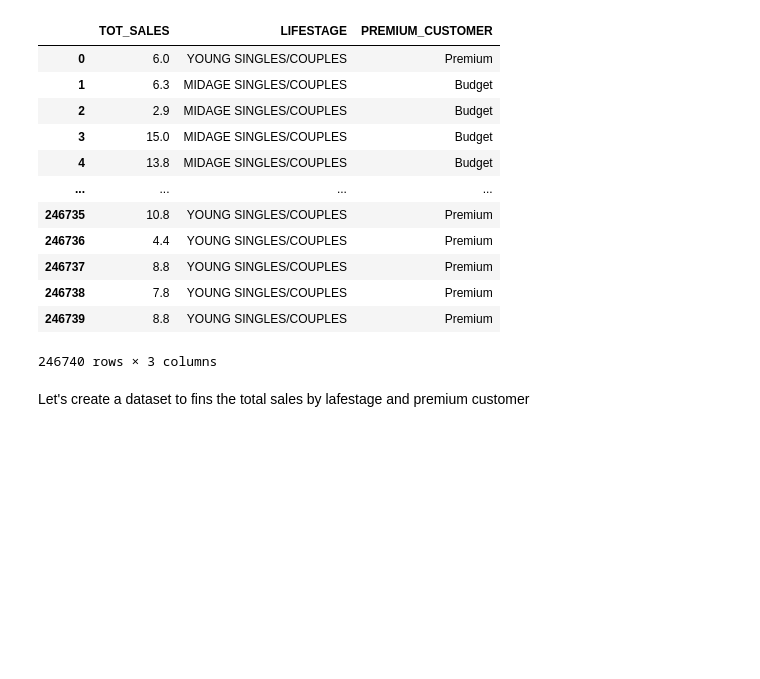
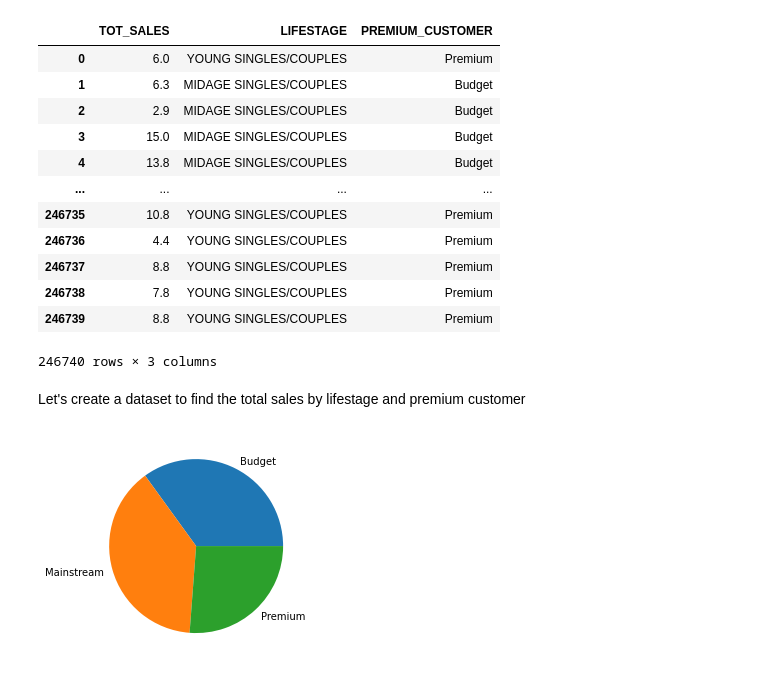
Before and after one commit to NisanBaysal/chipData, a Jupyter notebook: Desktop/github projects/chipDataAnalysis/ChipAnalysis.ipynb, the cells around one changed output. Cells and saved outputs as stored; diff of their text form; code cells hidden in the pictures; blank space fills up the shorter version.

```diff
--- a/Desktop/github projects/chipDataAnalysis/ChipAnalysis.ipynb
+++ b/Desktop/github projects/chipDataAnalysis/ChipAnalysis.ipynb
@@ -390,8 +390,12 @@ combined_df_fortask1
 | 246739 | 8.8 | YOUNG SINGLES/COUPLES | Premium |
 246740 rows × 3 columns
 # %% [markdown]
-Let's create a dataset to fins the total sales by lafestage and premium customer
+Let's create a dataset to find the total sales by lifestage and premium customer
 # %%
-df_byPremium=combined_df_fortask1.groupby(['PREMIUM_CUSTOMER']).count()
-df_byLifeStage=combined_df_fortask1.groupby(['LIFESTAGE']).count()
-df_byPremium_byLifestage=combined_df_fortask1.groupby(['PREMIUM_CUSTOMER','LIFESTAGE']).count()
+sales_by_Cardtype = combined_df_fortask1.groupby('PREMIUM_CUSTOMER')[['TOT_SALES']].sum()
+# %%
+plt.pie(sales_by_Cardtype['TOT_SALES'], labels=sales_by_Cardtype.index)
+# display the chart
+plt.show()
+# %% [output]
+[figure, added]
```
Also changed, not shown: parts of 24 cells of this notebook.
